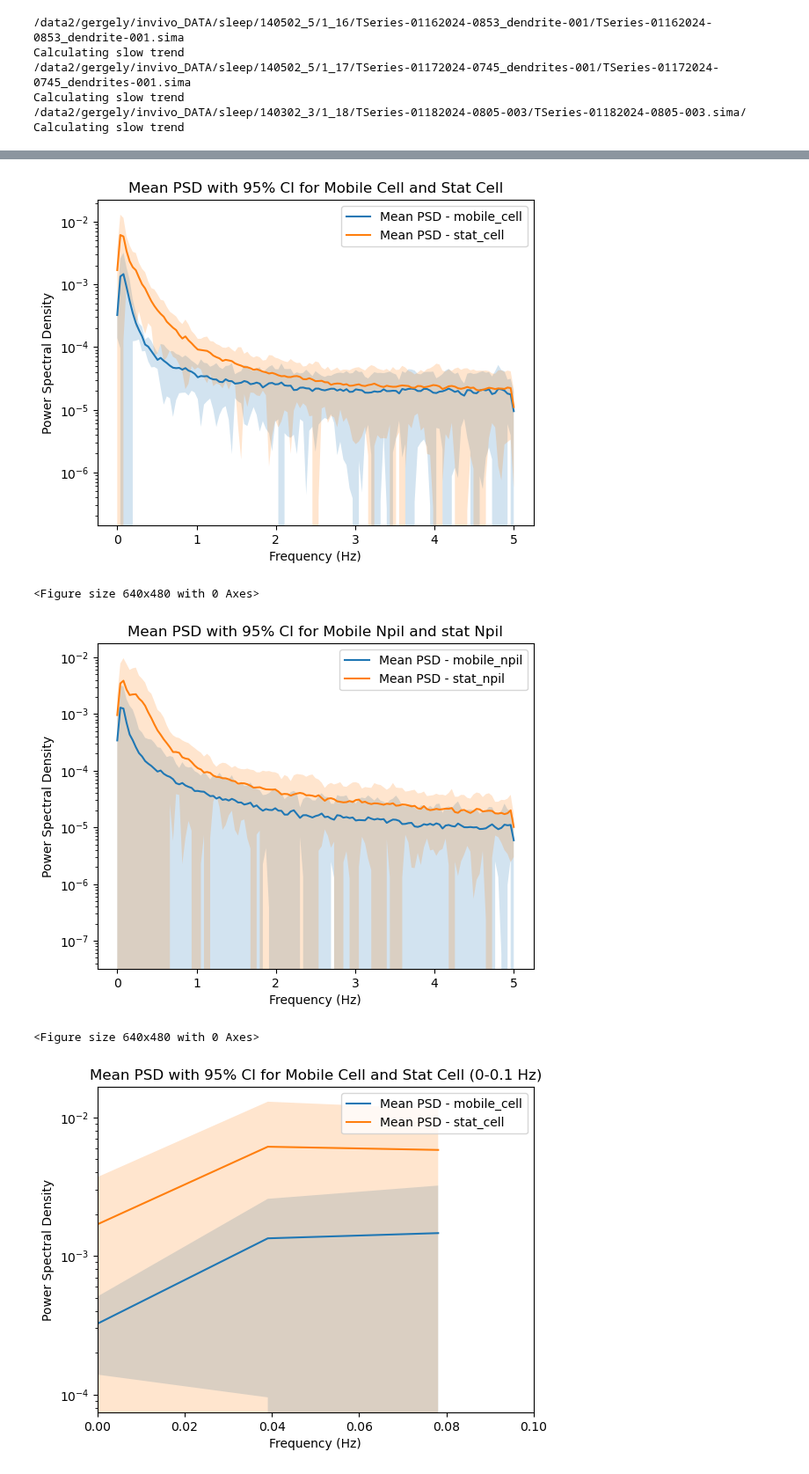
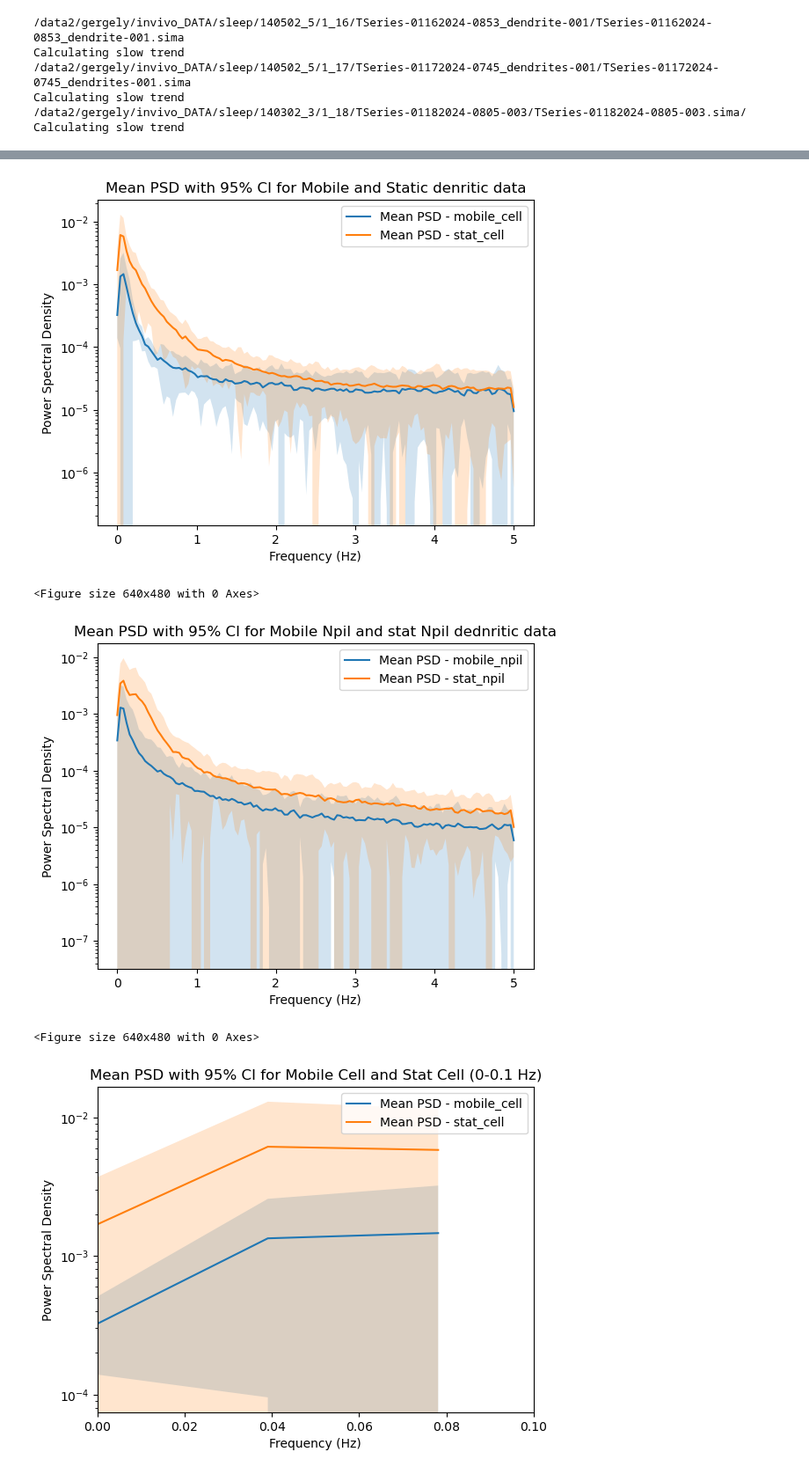
Before and after one commit to JessicaYoujiaLi/sleep, a Jupyter notebook: notebooks/neuropil_analysis/movement_based_analysis_all_exp.ipynb, the cells around one changed output, grey strips where cells are left out. Shown at 88% size. Saved outputs shown, nothing was run; the diff lists cells and outputs as text; code cells hidden in the pictures.

```diff
--- a/notebooks/neuropil_analysis/movement_based_analysis_all_exp.ipynb
+++ b/notebooks/neuropil_analysis/movement_based_analysis_all_exp.ipynb
@@ -131,43 +131,59 @@ def calculate_mean_sem(data_arrays):
     return mean, ci
 
 
+# This has the added benefit of z-scoring the data before stacking
+# def calculate_mean_sem(data_arrays):
+#     # Apply z-scoring to each array
+#     z_scored_arrays = [stats.zscore(array) for array in data_arrays]
+
+#     # Stack the z-scored arrays
+#     stack = np.vstack(z_scored_arrays)
+
+#     # Calculate mean and SEM of the z-scored data
+#     mean = np.mean(stack, axis=0)
+#     sem = stats.sem(stack, axis=0)
+#     ci = sem * stats.t.ppf((1 + 0.95) / 2.0, len(data_arrays) - 1)
+
+#     return mean, ci
+
+
 # Plot for mobile_cell and stat_cell
 plt.figure()
 for condition in ["mobile_cell", "stat_cell"]:
     psd_arrays = [results_df[condition][folder]["psd"] for folder in sima_folders]
     mean, ci = calculate_mean_sem(psd_arrays)
     plt.semilogy(freq_array, mean, label=f"Mean PSD - {condition}")
     plt.fill_between(freq_array, mean - ci, mean + ci, alpha=0.2)
 
-plt.title("Mean PSD with 95% CI for Mobile Cell and Stat Cell")
+plt.title("Mean PSD with 95% CI for Mobile and Static denritic data")
 plt.xlabel("Frequency (Hz)")
 plt.ylabel("Power Spectral Density")
 plt.legend()
 plt.show()
 plt.savefig(
     "Dendritic Mean PSD with 95% CI for Mobile dendrite and Stat dendrite.png", dpi=300
 )
 
 # Plot for mobile_npil and stat_npil
 plt.figure()
 for condition in ["mobile_npil", "stat_npil"]:
     psd_arrays = [results_df[condition][folder]["psd"] for folder in sima_folders]
     mean, ci = calculate_mean_sem(psd_arrays)
     plt.semilogy(freq_array, mean, label=f"Mean PSD - {condition}")
     plt.fill_between(freq_array, mean - ci, mean + ci, alpha=0.2)
 
-plt.title("Mean PSD with 95% CI for Mobile Npil and stat Npil")
+plt.title("Mean PSD with 95% CI for Mobile Npil and stat Npil dednritic data")
 plt.xlabel("Frequency (Hz)")
 plt.ylabel("Power Spectral Density")
 plt.legend()
 plt.show()
 plt.savefig(
     "Dendritic Mean PSD with 95% CI for Mobile npil and Stat nplit.png", dpi=300
 )
 # %% [output]
-[figure, old version]
+[figure, new version]
 <Figure size 640x480 with 0 Axes>
-[figure, old version]
+[figure, new version]
 <Figure size 640x480 with 0 Axes>
 # %%
 # Retrieve the frequency array from the first folder
```
Also changed, not shown: 4 other files.
